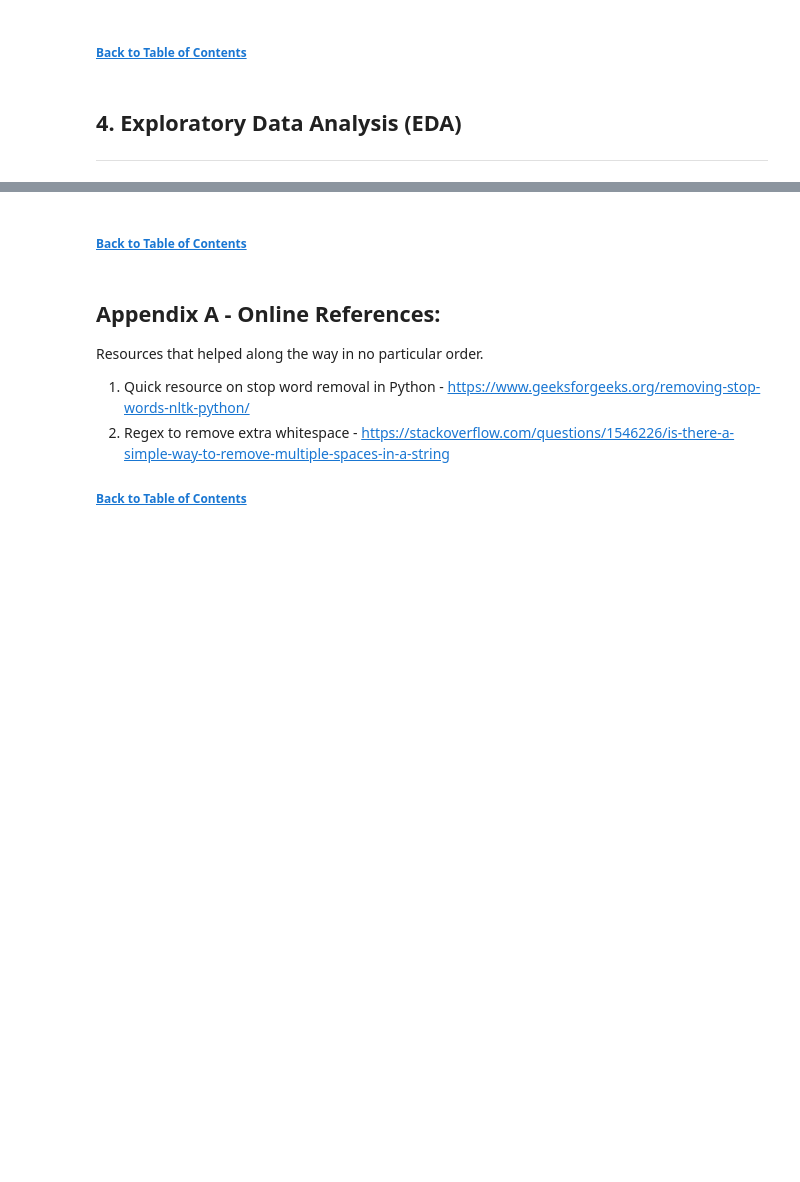
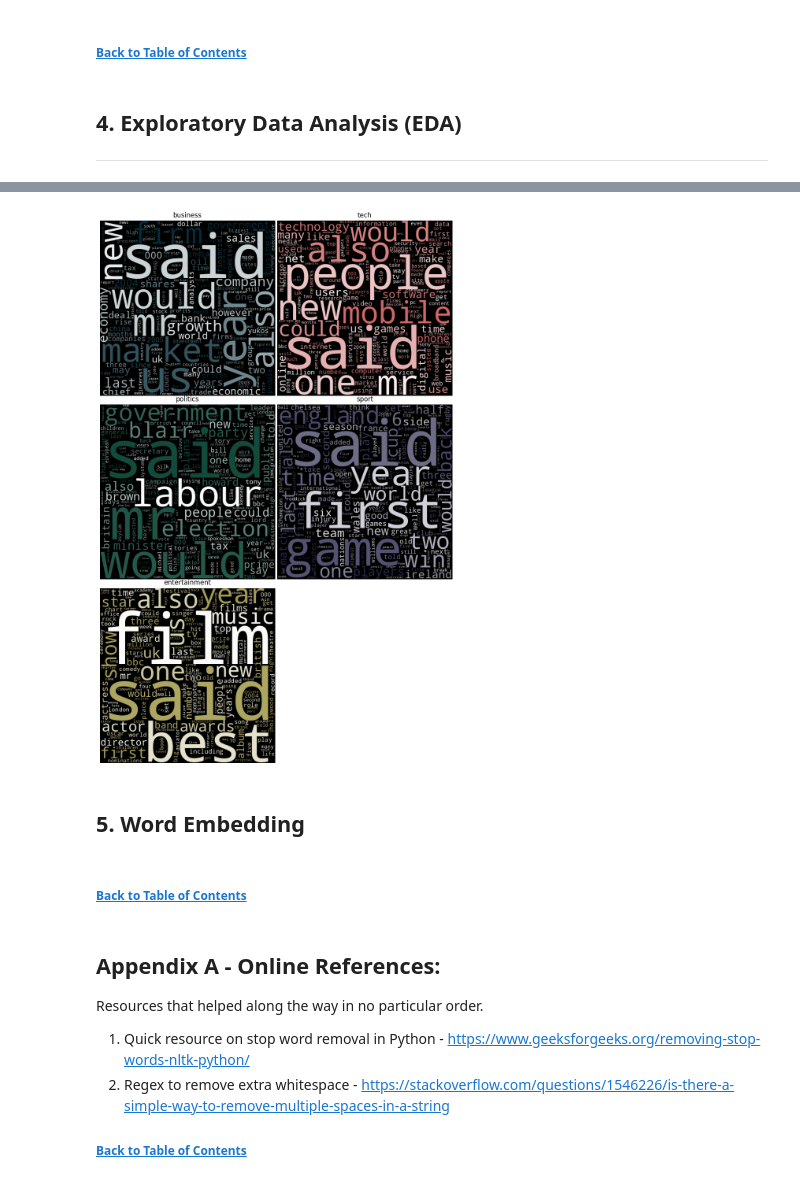
Before and after one commit to chill0121/News_Article_Matrix_Factorization, a Jupyter notebook: BBC_News_Classification.ipynb, the cells around one changed output, grey strips where cells are left out. Cells and saved outputs as stored; diff of their text form; code cells hidden in the pictures; blank space fills up the shorter version.

```diff
--- a/BBC_News_Classification.ipynb
+++ b/BBC_News_Classification.ipynb
@@ -373,0 +444,15 @@ plt.show()
+# %%
+fig, ax = plt.subplots(3, 2, figsize = (9, 14), sharey = False, sharex = False)
+for i, cat in enumerate(category_cmap.keys()):
+    cloud = WordCloud(width = 500, height = 500, min_font_size = 8, colormap = category_cmap_gradient[cat]).generate_from_frequencies(
+        token_cat_freq[token_cat_freq['Category'] == cat][['tokens', 'frequency']].set_index('tokens').to_dict()['frequency'])
+    ax[i//2, i%2].imshow(cloud)
+    ax[i//2, i%2].axis('off')
+    ax[i//2, i%2].set_title(cat)
+
+fig.delaxes(ax[(2,1)])
+plt.tight_layout(pad = 0)
+# %% [output]
+[figure, added]
+# %% [markdown]
+## 5. Word Embedding
```
Also changed, not shown: parts of 12 cells of this notebook.
